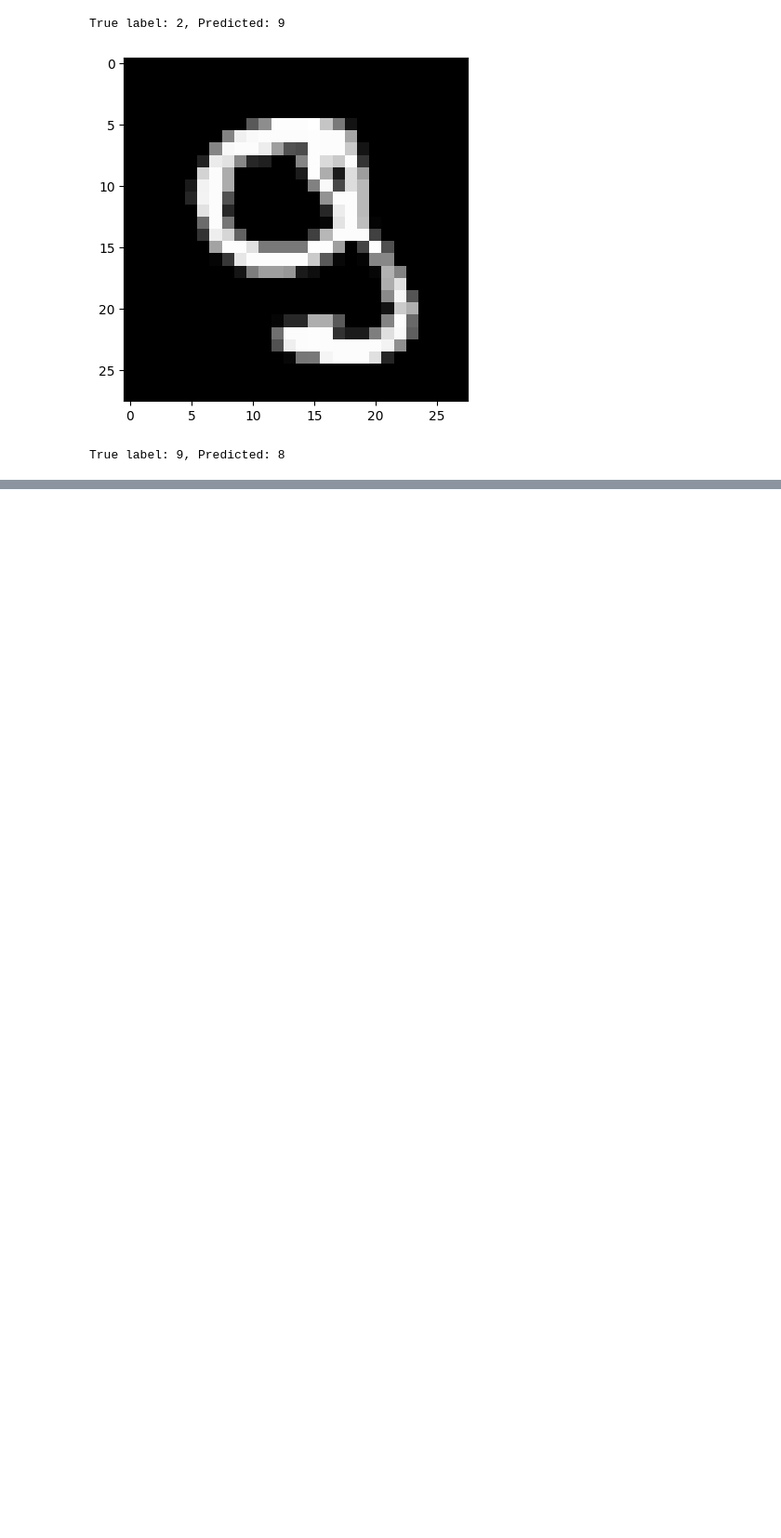
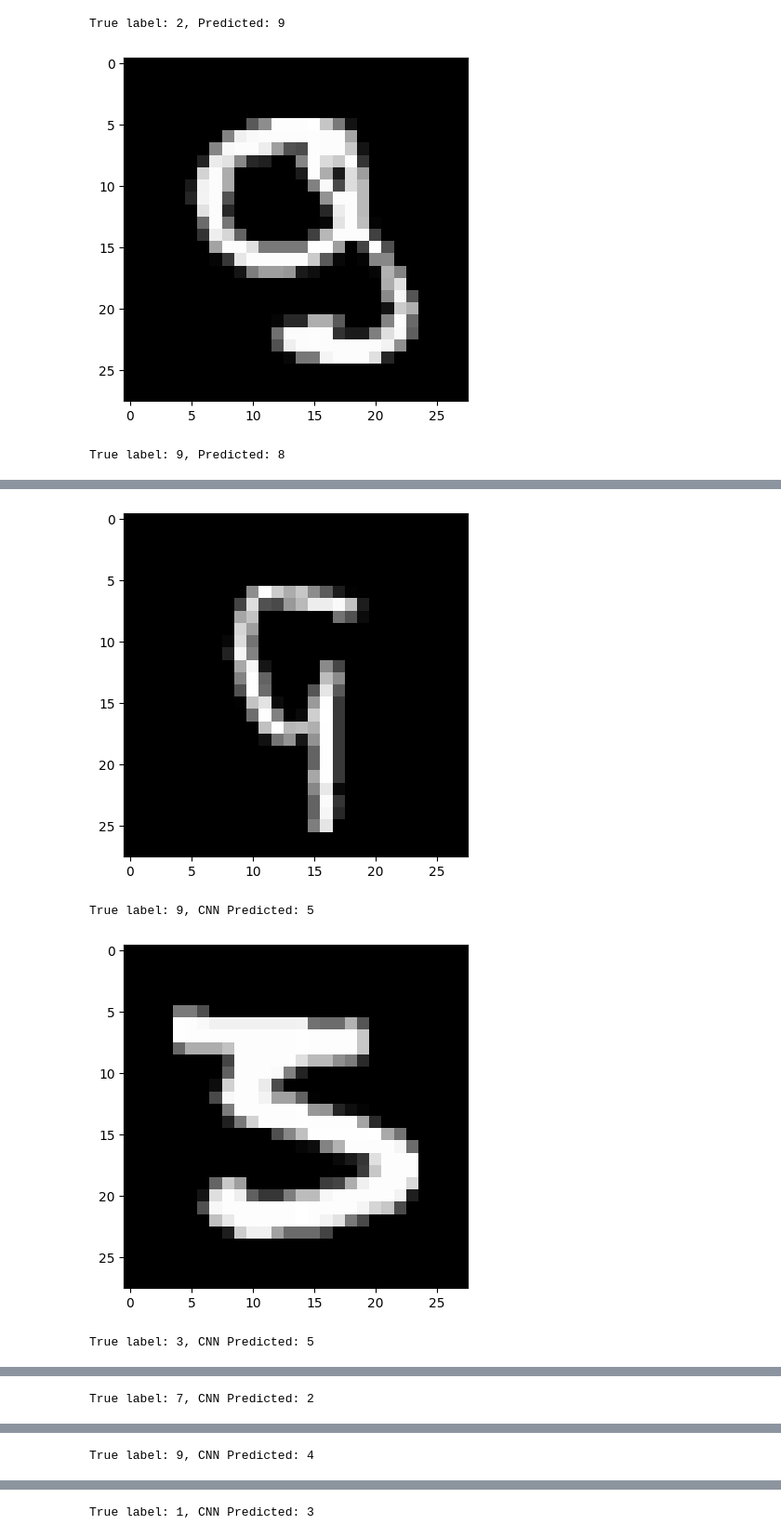
Before and after one commit to cbrane/cbrane-ml, a Jupyter notebook: mnist_numbers/mnist_numbers.ipynb, the cells around one changed output, grey strips where cells are left out. Shown at 93% size. Drawn from its saved outputs; the diff is of its cells as text; code cells hidden in the pictures; blank space fills up the shorter version.

```diff
--- a/mnist_numbers/mnist_numbers.ipynb
+++ b/mnist_numbers/mnist_numbers.ipynb
@@ -129,0 +239,11 @@ True label: 9, Predicted: 8
+# %%
+# See some of the digits that were misclassified by the CNN
+cnn_misclassified_indices = np.where(cnn_predicted_classes != true_classes)[0]
+for index in cnn_misclassified_indices[:5]:  # Show first 5 misclassified digits
+    plot_digit(test_data, index)
+    print(f'True label: {true_classes[index]}, CNN Predicted: {cnn_predicted_classes[index]}')
+# %% [output]
+[figure, added]
+True label: 9, CNN Predicted: 5
+[figure, added]
+True label: 3, CNN Predicted: 5
@@ -129,0 +251 @@ True label: 9, Predicted: 8
+True label: 7, CNN Predicted: 2
@@ -129,0 +253 @@ True label: 9, Predicted: 8
+True label: 9, CNN Predicted: 4
@@ -129,0 +255 @@ True label: 9, Predicted: 8
+True label: 1, CNN Predicted: 3
```
Also changed, not shown: parts of 14 cells of this notebook.
